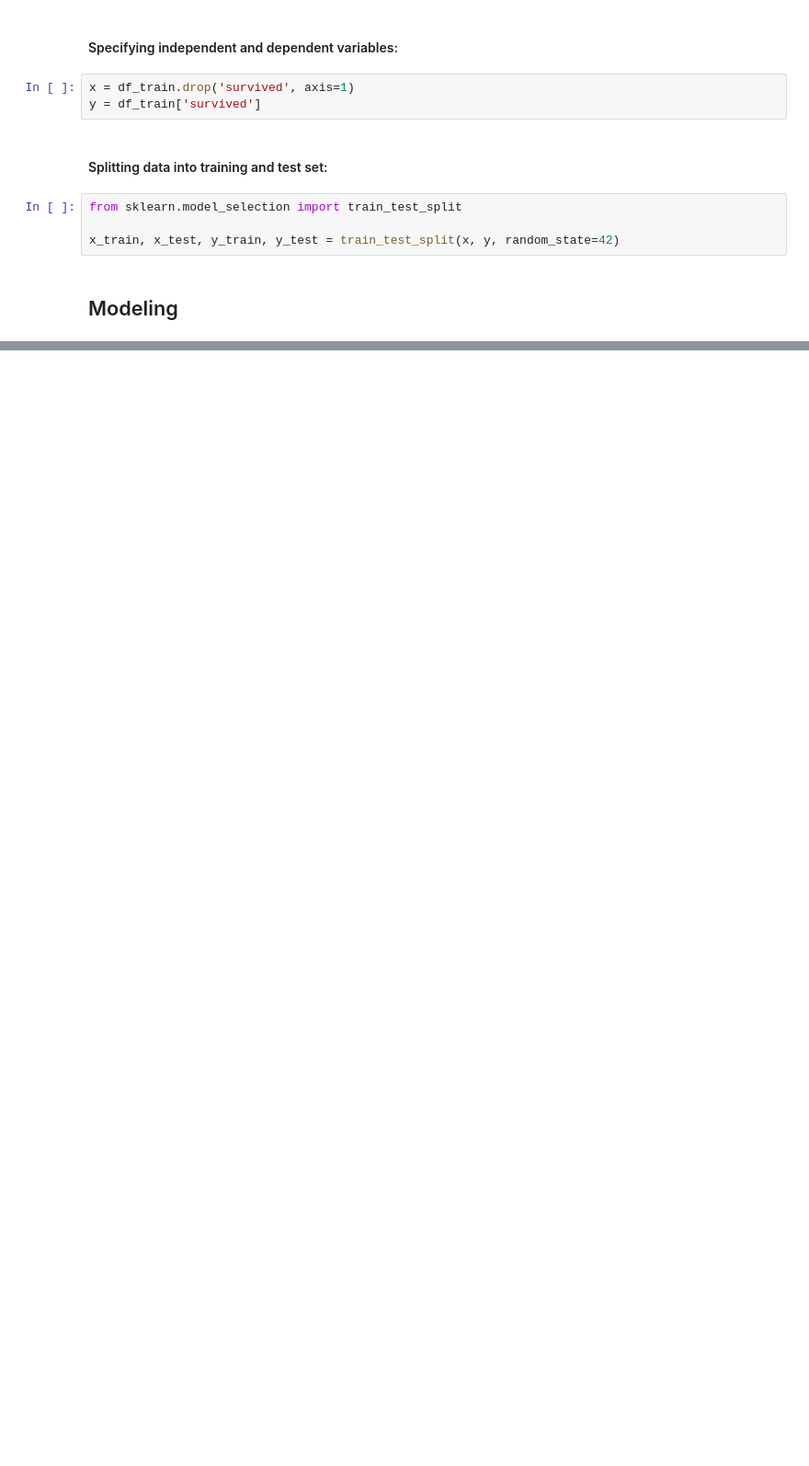
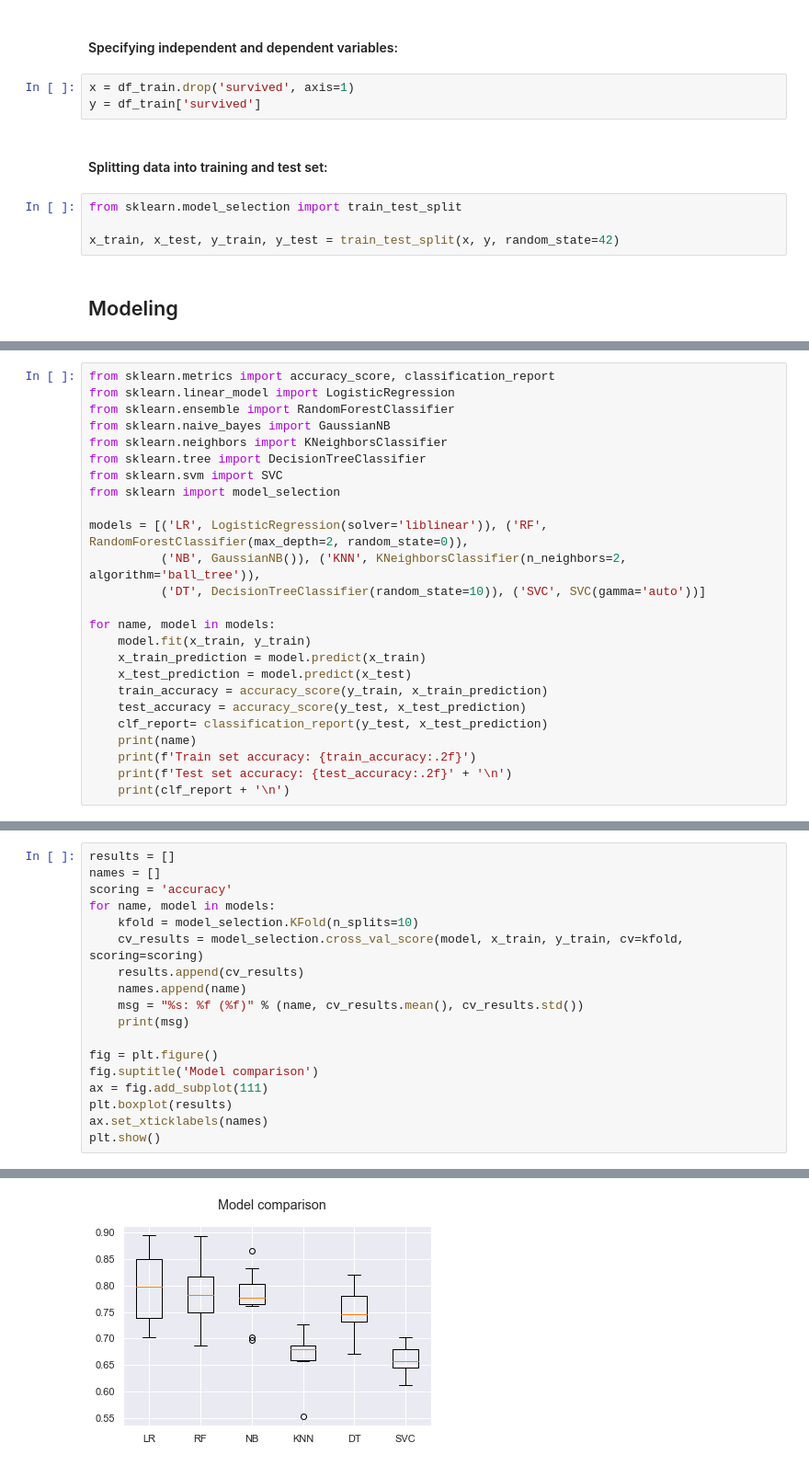
Before and after one commit to golecalicja/titanic-survivor-prediction, a Jupyter notebook: Titanic Survivor Prediction.ipynb, the cells around one changed output, grey strips where cells are left out. Shown: that part at 92% size. Drawn from its saved outputs; the diff is of its cells as text; blank space fills up the shorter version.

Commit message:
optimised modeling, added explanation

```diff
--- a/Titanic Survivor Prediction.ipynb
+++ b/Titanic Survivor Prediction.ipynb
@@ -782,0 +578,25 @@ helpers.create_confusion_matrix(y_test, y_pred)
+# %%
+from sklearn.metrics import accuracy_score, classification_report
+from sklearn.linear_model import LogisticRegression
+from sklearn.ensemble import RandomForestClassifier
+from sklearn.naive_bayes import GaussianNB
+from sklearn.neighbors import KNeighborsClassifier
+from sklearn.tree import DecisionTreeClassifier
+from sklearn.svm import SVC
+from sklearn import model_selection
+
+models = [('LR', LogisticRegression(solver='liblinear')), ('RF', RandomForestClassifier(max_depth=2, random_state=0)),
+          ('NB', GaussianNB()), ('KNN', KNeighborsClassifier(n_neighbors=2, algorithm='ball_tree')),
+          ('DT', DecisionTreeClassifier(random_state=10)), ('SVC', SVC(gamma='auto'))]
+
+for name, model in models:
+    model.fit(x_train, y_train)
+    x_train_prediction = model.predict(x_train)
+    x_test_prediction = model.predict(x_test)
+    train_accuracy = accuracy_score(y_train, x_train_prediction)
+    test_accuracy = accuracy_score(y_test, x_test_prediction)
+    clf_report= classification_report(y_test, x_test_prediction)
+    print(name)
+    print(f'Train set accuracy: {train_accuracy:.2f}')
+    print(f'Test set accuracy: {test_accuracy:.2f}' + '\n')
+    print(clf_report + '\n')
@@ -782,0 +621,19 @@ helpers.create_confusion_matrix(y_test, y_pred)
+# %%
+results = []
+names = []
+scoring = 'accuracy'
+for name, model in models:
+    kfold = model_selection.KFold(n_splits=10)
+    cv_results = model_selection.cross_val_score(model, x_train, y_train, cv=kfold, scoring=scoring)
+    results.append(cv_results)
+    names.append(name)
+    msg = "%s: %f (%f)" % (name, cv_results.mean(), cv_results.std())
+    print(msg)
+
+fig = plt.figure()
+fig.suptitle('Model comparison')
+ax = fig.add_subplot(111)
+plt.boxplot(results)
+ax.set_xticklabels(names)
+plt.show()
+# %% [output]
@@ -782,0 +646 @@ helpers.create_confusion_matrix(y_test, y_pred)
+[figure, added]
```
Also changed, not shown: parts of 34 cells of this notebook.
